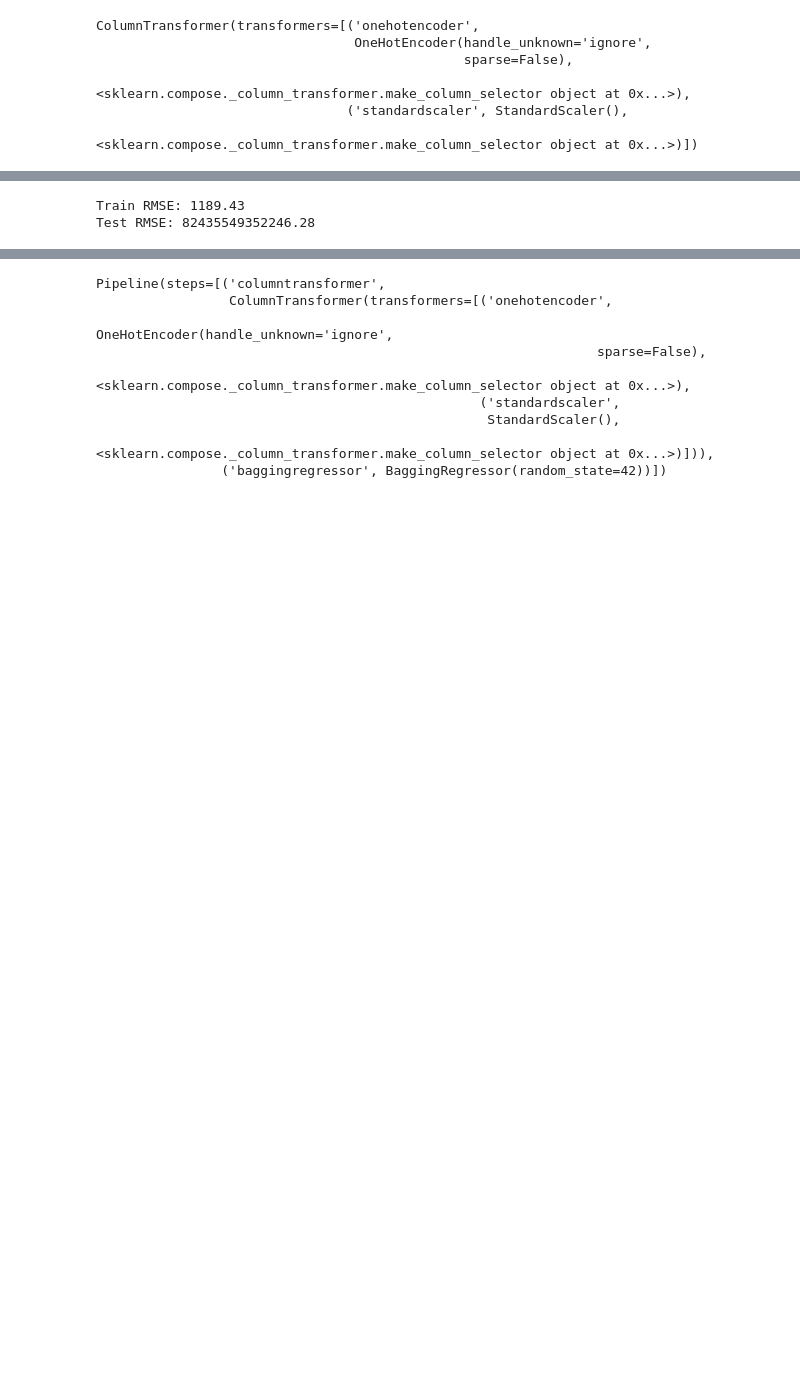
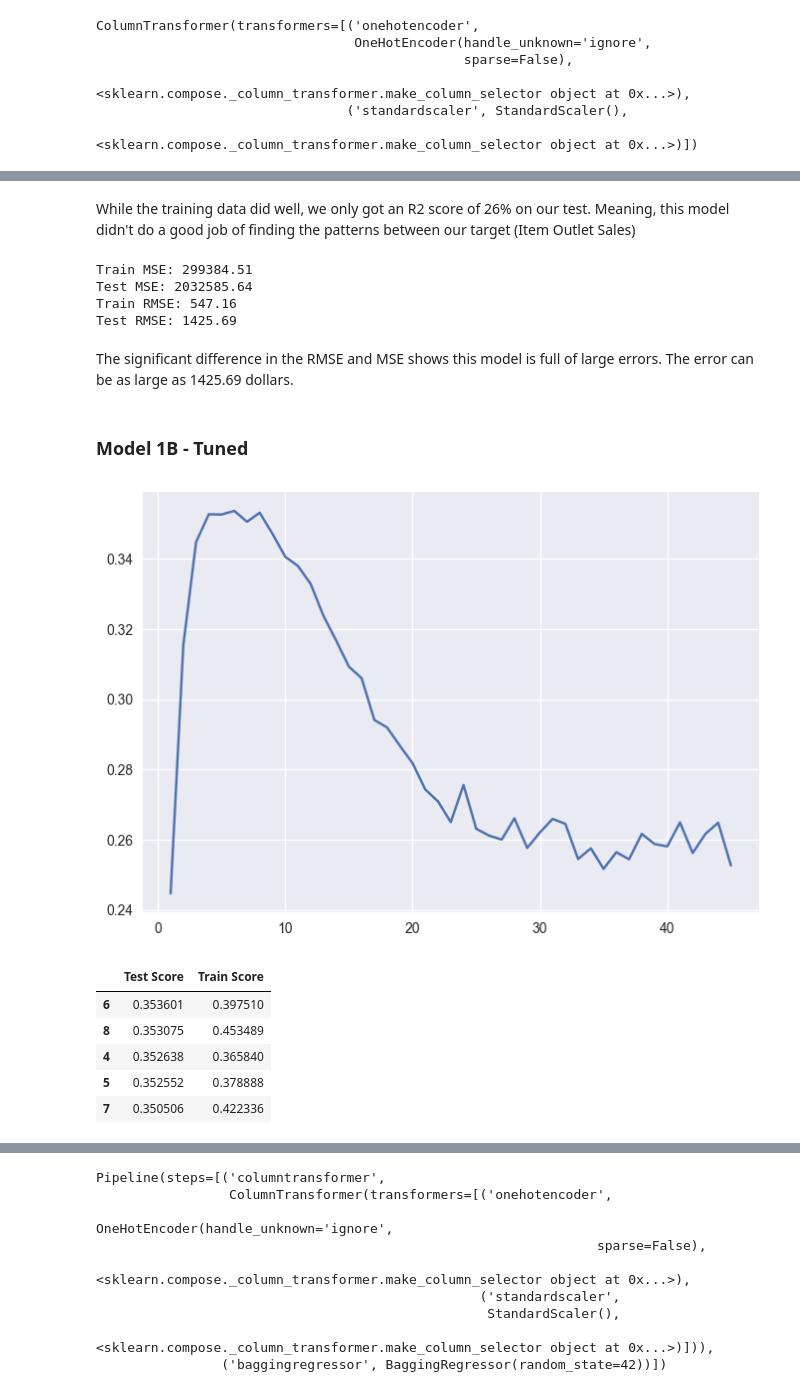
Before and after one commit to CameronBannick/Sales_Predictions, a Jupyter notebook: 05_Sales_Predictions.ipynb, the cells around one changed output, grey strips where cells are left out. Cells and saved outputs as stored; diff of their text form; code cells hidden in the pictures; blank space fills up the shorter version.

```diff
--- a/05_Sales_Predictions.ipynb
+++ b/05_Sales_Predictions.ipynb
@@ -276,10 +276,10 @@ ColumnTransformer(transformers=[('onehotencoder',
 # %%
 #create instance of model
-linreg = LinearRegression()
+rf = RandomForestRegressor(random_state=42)
 #create pipeline for model
-linreg_pipe = make_pipeline(preprocessor, linreg)
+rf_pipe = make_pipeline(preprocessor, rf)
 #fit training data
-linreg_pipe.fit(X_train, y_train)
+rf_pipe.fit(X_train, y_train)
 # %% [output]
 Pipeline(steps=[('columntransformer',
                  ColumnTransformer(transformers=[('onehotencoder',
@@ -307,3 +308,5 @@ Test R2: -2.463093780090175e+21
+# %% [markdown]
+While the training data did well, we only got an R2 score of 26% on our test. Meaning, this model didn't do a good job of finding the patterns between our target (Item Outlet Sales)
 # %%
 train_mse = mean_squared_error(y_train, train_predict)
 test_mse = mean_squared_error(y_test, test_predict)
@@ -311,8 +314,45 @@ test_mse = mean_squared_error(y_test, test_predict)
 train_rmse = np.sqrt(train_mse)
 test_rmse = np.sqrt(test_mse)
 
+
+print(f'Train MSE: {round(train_mse,2)}')
+print(f'Test MSE: {round(test_mse,2)}')
 print(f'Train RMSE: {round(train_rmse,2)}')
 print(f'Test RMSE: {round(test_rmse,2)}')
 # %% [output]
-Train RMSE: 1189.43
-Test RMSE: 82435549352246.28
+Train MSE: 299384.51
+Test MSE: 2032585.64
+Train RMSE: 547.16
+Test RMSE: 1425.69
+# %% [markdown]
+The significant difference in the RMSE and MSE shows this model is full of large errors. The error can be as large as 1425.69 dollars.
+# %% [markdown]
+### Model 1B - Tuned
+# %%
+est_depths = [estimator.get_depth() for estimator in rf.estimators_]
+max(est_depths)
+#using loop to determine ideal max_depth parameter
+depths = range(1, max(est_depths))
+scores = pd.DataFrame(index=depths, columns=['Test Score'])
+for depth in depths:
+   model = RandomForestRegressor(max_depth=depth)
+   pipe = make_pipeline(preprocessor, model)
+   pipe.fit(X_train, y_train)
+   scores.loc[depth, 'Train Score'] = pipe.score(X_train, y_train)
+   scores.loc[depth, 'Test Score'] = pipe.score(X_test, y_test)
+   scores.head()
+# %%
+#plotting results
+plt.plot(scores['Test Score'])
+plt.show()
+#viewing scores
+sorted_scores = scores.sort_values(by='Test Score', ascending=False)
+sorted_scores.head()
+# %% [output]
+[figure, added]
+|  | Test Score | Train Score |
+| 6 | 0.353601 | 0.397510 |
+| 8 | 0.353075 | 0.453489 |
+| 4 | 0.352638 | 0.365840 |
+| 5 | 0.352552 | 0.378888 |
+| 7 | 0.350506 | 0.422336 |
```
Also changed, not shown: parts of 18 cells of this notebook.
